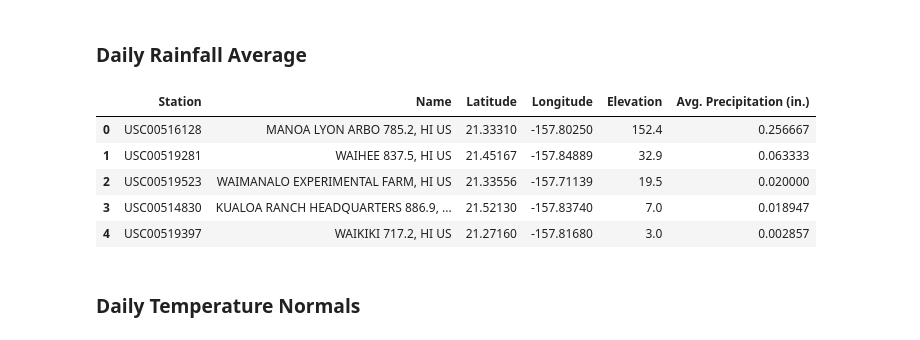
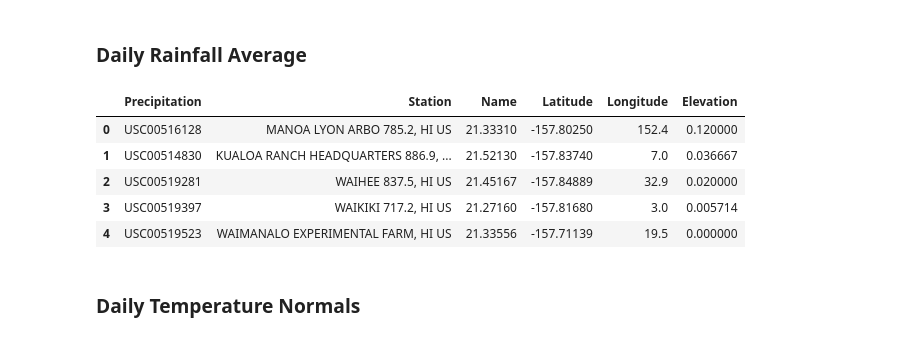
Before and after one commit to jfraz027/SQLalchemy-challenge, a Jupyter notebook: temp_analysis_bonus_2_starter.ipynb, the cells around one changed output. Saved outputs shown, nothing was run; the diff lists cells and outputs as text; code cells hidden in the pictures.

```diff
--- a/temp_analysis_bonus_2_starter.ipynb
+++ b/temp_analysis_bonus_2_starter.ipynb
@@ -73,6 +74,9 @@ print(calc_temps("2015-08-01","2015-08-07"))
 # %%
 #Use the `calc_temps` function to calculate the minimum, average, and maximum temperatures for your trip
 #using the matching dates from a previous year (for example, use "2017-08-01").
+
+start_dt = "2017-08-01"
+end_dt = "2017-08-07"
 
 def calc_temps(start_date, end_date):
 
@@ -119,27 +123,27 @@ plt.show()
 # %% [markdown]
 ### Daily Rainfall Average
 # %%
-# Calculate the total amount of rainfall per weather station for your trip dates using the previous year's
-# matching dates.
+# Calculate the total amount of rainfall per weather station for your trip dates using the previous year's matching dates.
 # Sort this in descending order by precipitation amount and list the station, name, latitude, longitude, and elevation
 
 rainfall = session.query(station.station, station.name, station.latitude, station.longitude,
                                station.elevation, func.avg(Measurement.prcp)).\
     filter(Measurement.station == station.station).\
-    filter(func.strftime("%Y-%m-%d", Measurement.date) >= dt.date(2017, 8, 1)).group_by(station.station).\
-    order_by(func.avg(Measurement.prcp).desc()).all()
+    group_by(Measurement.station).\
+    filter(Measurement.date >= start_dt).\
+    filter(Measurement.date <= end_dt).\
+    order_by(func.sum(Measurement.prcp).desc()).all()
 
-average_rainfall = pd.DataFrame(rainfall, columns = ['Station', 'Name', 'Latitude', 'Longitude',
-                                                              'Elevation', 'Avg. Precipitation (in.)'])
+average_rainfall = pd.DataFrame(rainfall, columns = ['Precipitation','Station','Name','Latitude','Longitude','Elevation'])
 
 average_rainfall
 # %% [output]
-|  | Station | Name | Latitude | Longitude | Elevation | Avg. Precipitation (in.) |
-| 0 | USC00516128 | MANOA LYON ARBO 785.2, HI US | 21.33310 | -157.80250 | 152.4 | 0.256667 |
-| 1 | USC00519281 | WAIHEE 837.5, HI US | 21.45167 | -157.84889 | 32.9 | 0.063333 |
-| 2 | USC00519523 | WAIMANALO EXPERIMENTAL FARM, HI US | 21.33556 | -157.71139 | 19.5 | 0.020000 |
-| 3 | USC00514830 | KUALOA RANCH HEADQUARTERS 886.9, ... | 21.52130 | -157.83740 | 7.0 | 0.018947 |
-| 4 | USC00519397 | WAIKIKI 717.2, HI US | 21.27160 | -157.81680 | 3.0 | 0.002857 |
+|  | Precipitation | Station | Name | Latitude | Longitude | Elevation |
+| 0 | USC00516128 | MANOA LYON ARBO 785.2, HI US | 21.33310 | -157.80250 | 152.4 | 0.120000 |
+| 1 | USC00514830 | KUALOA RANCH HEADQUARTERS 886.9, ... | 21.52130 | -157.83740 | 7.0 | 0.036667 |
+| 2 | USC00519281 | WAIHEE 837.5, HI US | 21.45167 | -157.84889 | 32.9 | 0.020000 |
+| 3 | USC00519397 | WAIKIKI 717.2, HI US | 21.27160 | -157.81680 | 3.0 | 0.005714 |
+| 4 | USC00519523 | WAIMANALO EXPERIMENTAL FARM, HI US | 21.33556 | -157.71139 | 19.5 | 0.000000 |
 # %% [markdown]
 ### Daily Temperature Normals
 # %%
```
Also changed, not shown: parts of 3 cells of this notebook.
